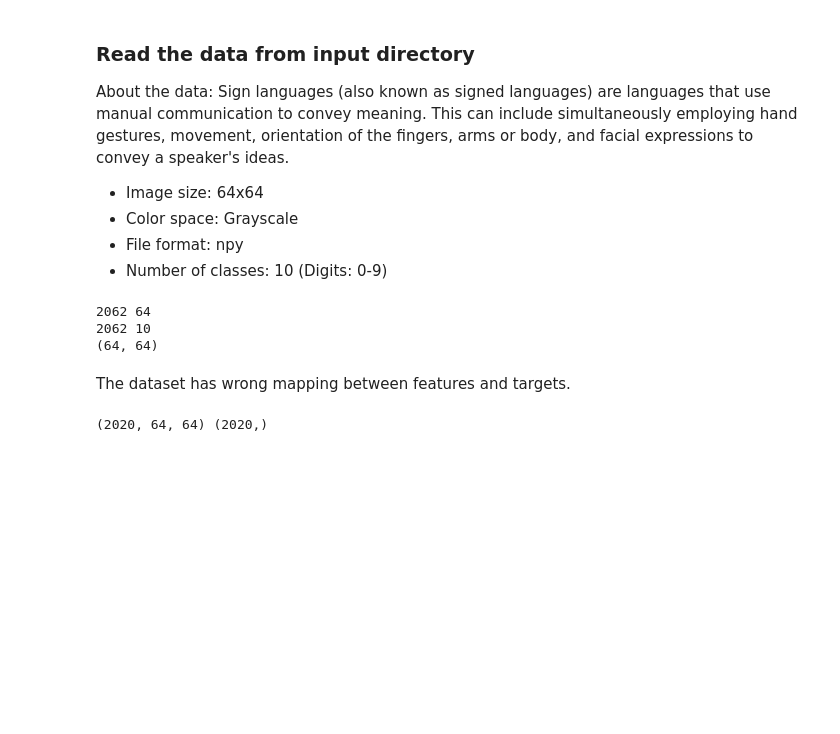
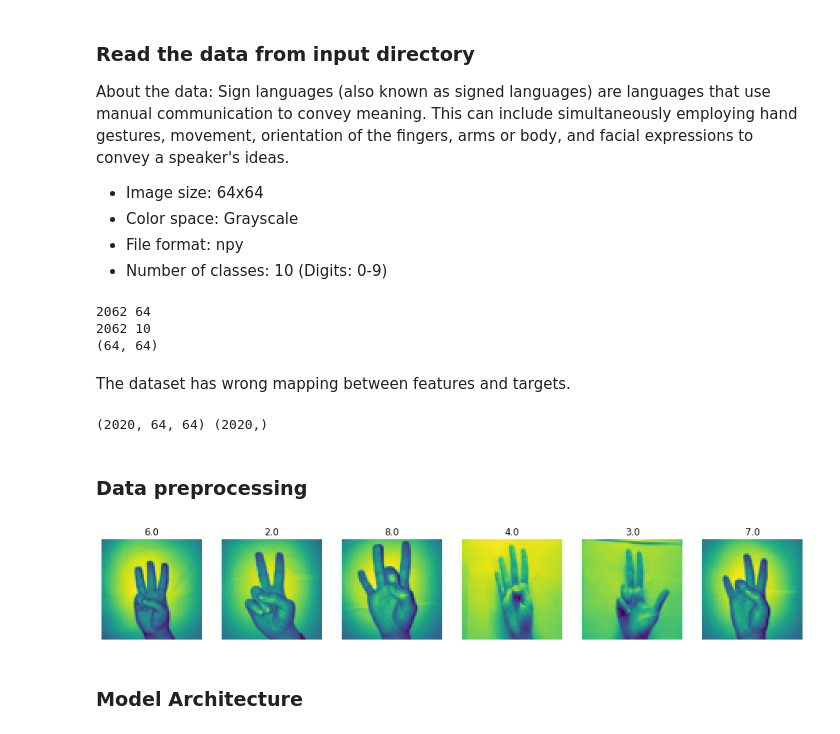
Before and after one commit to sksoumik/machine-learning-projects, a Jupyter notebook: sign_language_detection/src/sign_language_notebook.ipynb, the cells around one changed output. Cells and saved outputs as stored; diff of their text form; code cells hidden in the pictures; blank space fills up the shorter version.

```diff
--- a/sign_language_detection/src/sign_language_notebook.ipynb
+++ b/sign_language_detection/src/sign_language_notebook.ipynb
@@ -79,3 +78,5 @@ x_train, x_test, y_train, y_test = train_test_split(X,
 print(x_train.shape, y_train.shape)
 # %% [output]
 (2020, 64, 64) (2020,)
+# %% [markdown]
+### Data preprocessing
@@ -81,0 +123,11 @@ print(x_train.shape, y_train.shape)
+# %%
+plt.figure(figsize = (16, 4))
+for num, x in enumerate(x_train[0:6]):
+    plt.subplot(1,6,num+1)
+    plt.axis('off')
+    plt.imshow(x)
+    plt.title(y_train[num])
+# %% [output]
+[figure, added]
+# %% [markdown]
+### Model Architecture
```
Also changed, not shown: parts of 9 cells of this notebook, 4 other files.
